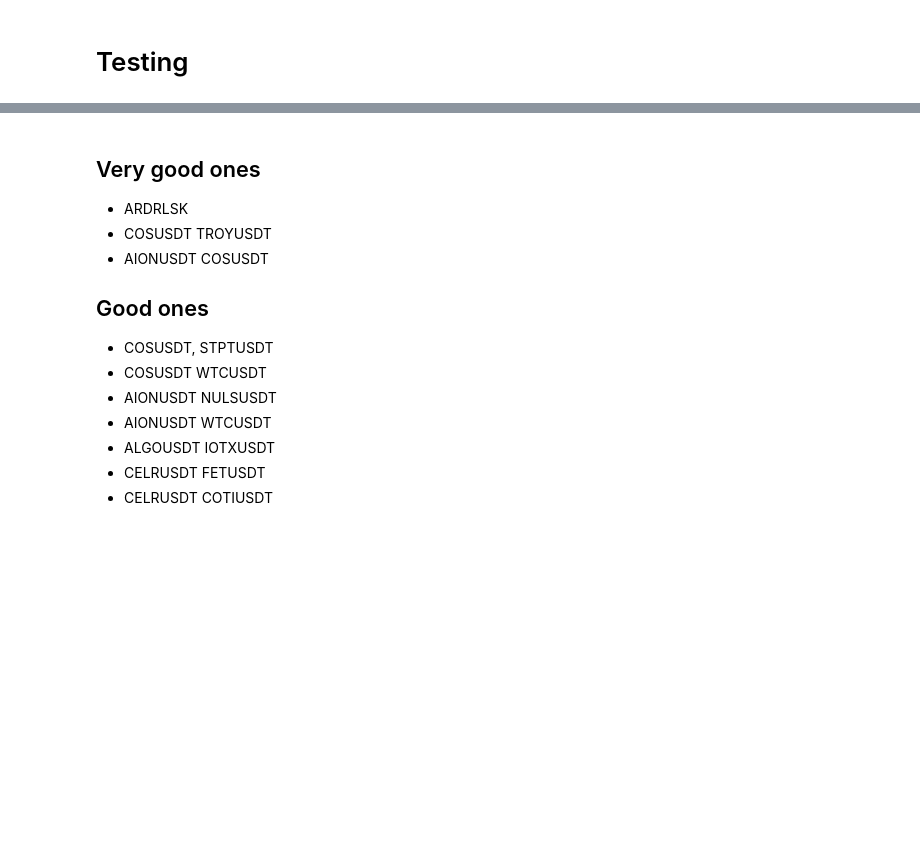
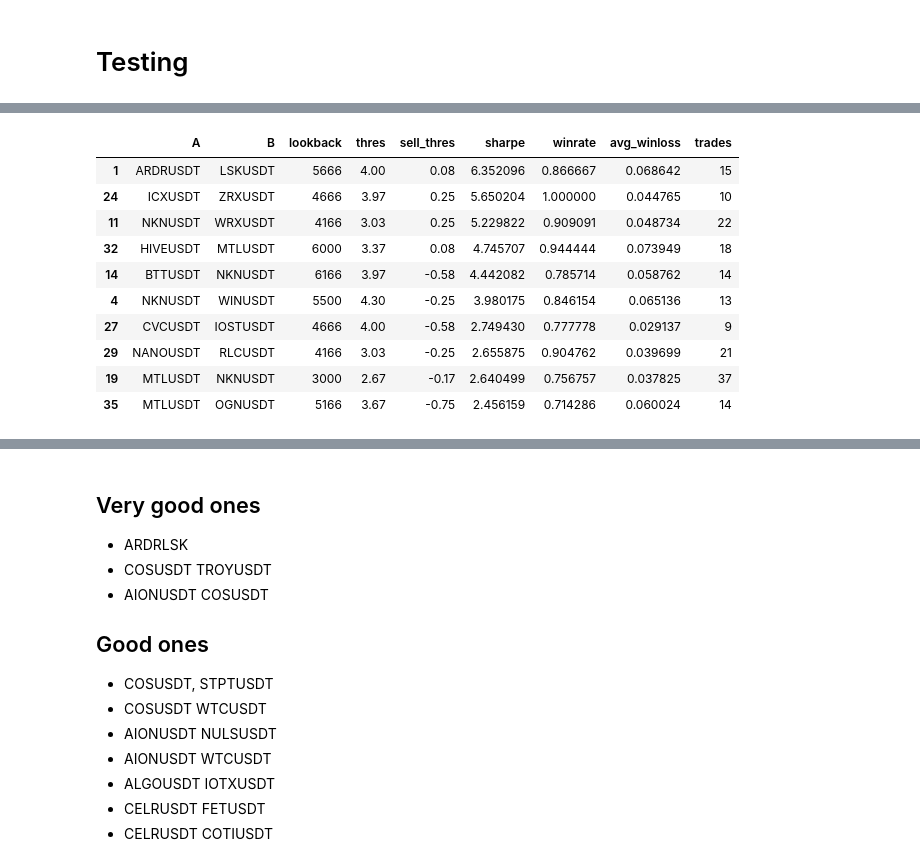
Before and after one commit to sunnymnie/crypto-printer, a Jupyter notebook: discovery/results-visualizer.ipynb, the cells around one changed output, grey strips where cells are left out. Cells and saved outputs as stored; diff of their text form; code cells hidden in the pictures; blank space fills up the shorter version.

```diff
--- a/discovery/Untitled.ipynb
+++ b/discovery/results-visualizer.ipynb
@@ -23,5 +23,19 @@ len(df)
 # %%
 df = df.sort_values("sharpe", ascending=False)
+# %%
+df.iloc[:10]
+# %% [output]
+|  | A | B | lookback | thres | sell_thres | sharpe | winrate | avg_winloss | trades |
+| 1 | ARDRUSDT | LSKUSDT | 5666 | 4.00 | 0.08 | 6.352096 | 0.866667 | 0.068642 | 15 |
+| 24 | ICXUSDT | ZRXUSDT | 4666 | 3.97 | 0.25 | 5.650204 | 1.000000 | 0.044765 | 10 |
+| 11 | NKNUSDT | WRXUSDT | 4166 | 3.03 | 0.25 | 5.229822 | 0.909091 | 0.048734 | 22 |
+| 32 | HIVEUSDT | MTLUSDT | 6000 | 3.37 | 0.08 | 4.745707 | 0.944444 | 0.073949 | 18 |
+| 14 | BTTUSDT | NKNUSDT | 6166 | 3.97 | -0.58 | 4.442082 | 0.785714 | 0.058762 | 14 |
+| 4 | NKNUSDT | WINUSDT | 5500 | 4.30 | -0.25 | 3.980175 | 0.846154 | 0.065136 | 13 |
+| 27 | CVCUSDT | IOSTUSDT | 4666 | 4.00 | -0.58 | 2.749430 | 0.777778 | 0.029137 | 9 |
+| 29 | NANOUSDT | RLCUSDT | 4166 | 3.03 | -0.25 | 2.655875 | 0.904762 | 0.039699 | 21 |
+| 19 | MTLUSDT | NKNUSDT | 3000 | 2.67 | -0.17 | 2.640499 | 0.756757 | 0.037825 | 37 |
+| 35 | MTLUSDT | OGNUSDT | 5166 | 3.67 | -0.75 | 2.456159 | 0.714286 | 0.060024 | 14 |
 # %%
 start = 0
 # %%
```
Also changed, not shown: parts of 3 cells of this notebook, 3 other files.
